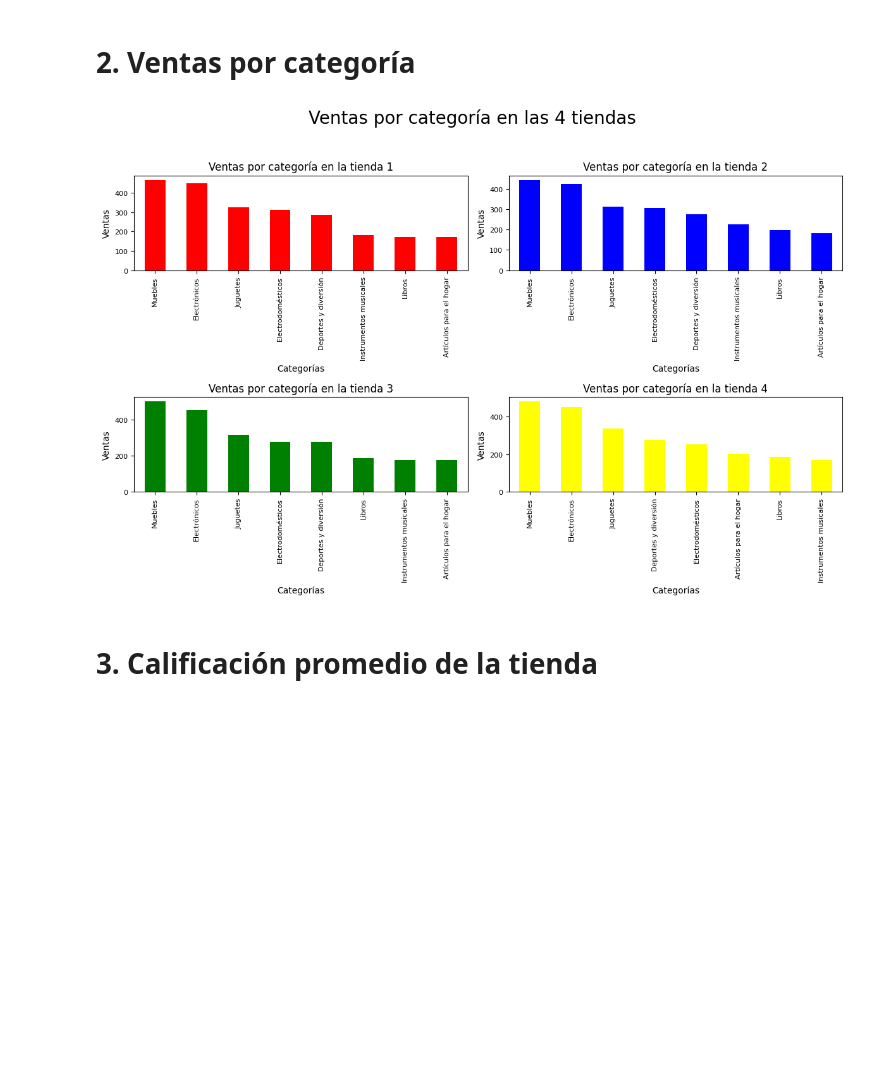
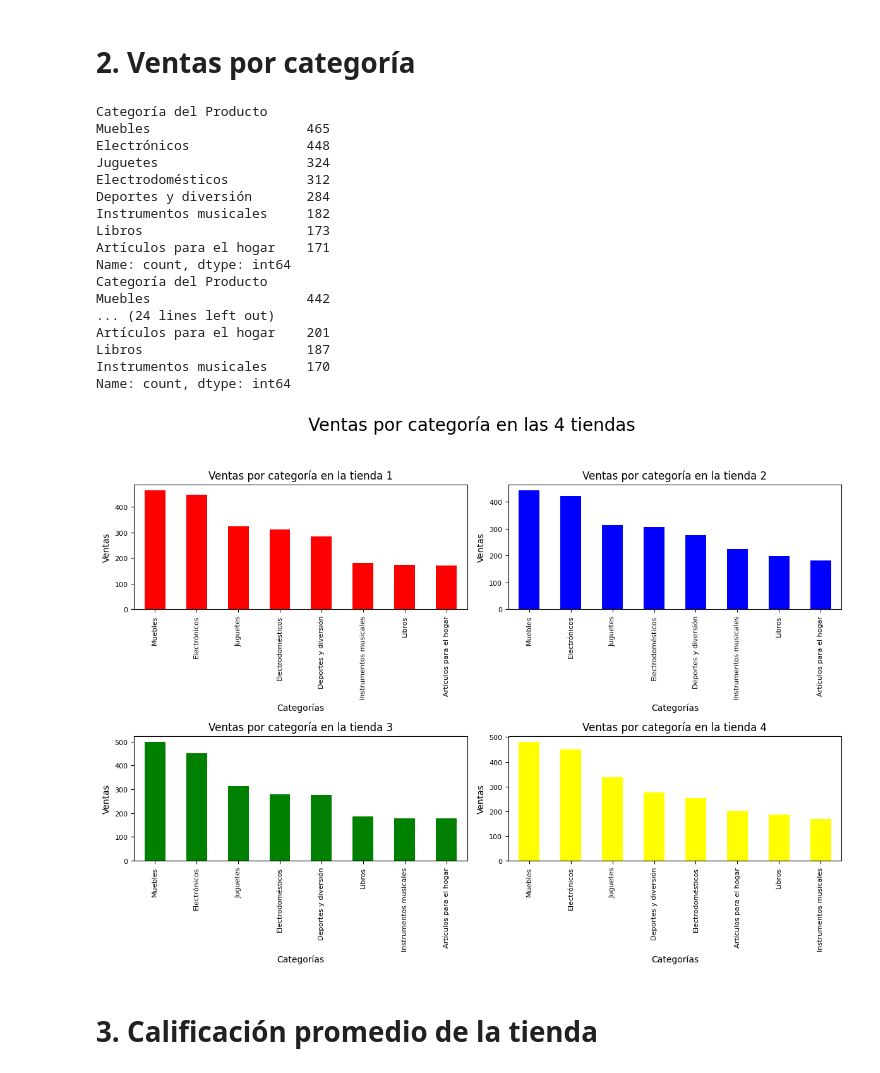
Before and after one commit to BARS182002/Alura_Store, a Jupyter notebook: AluraStoreBARS.ipynb, the cells around one changed output. Saved outputs shown, nothing was run; the diff lists cells and outputs as text; code cells hidden in the pictures; blank space fills up the shorter version.

```diff
--- a/AluraStoreBARS.ipynb
+++ b/AluraStoreBARS.ipynb
@@ -77,37 +77,58 @@ sort_ventas_T1 = ventas_c_T1.sort_values(ascending=False)
 sort_ventas_T2 = ventas_c_T2.sort_values(ascending=False)
 sort_ventas_T3 = ventas_c_T3.sort_values(ascending=False)
 sort_ventas_T4 = ventas_c_T4.sort_values(ascending=False)
+print(sort_ventas_T1)
+print(sort_ventas_T2)
+print(sort_ventas_T3)
+print(sort_ventas_T4)
 
 #Insertamos gráficos para las categorías
 #Iniciamos con una figura en la que veamos los 4 gráficos en formato
-fig, axs = plt.subplots(2, 2, figsize=(12, 8))
+fig, axs = plt.subplots(2, 2, figsize=(12, 9))
 fig.suptitle("Ventas por categoría en las 4 tiendas", fontsize=20)
 
 #Gráfico para la tienda 1
 sort_ventas_T1.plot(kind="bar",ax=axs[0,0], title="Ventas por categoría en la tienda 1", color="Red",fontsize=8)
 axs[0,0].set_xlabel("Categorías")
 axs[0,0].set_ylabel("Ventas")
 
 #Grafico para la tienda 2
 sort_ventas_T2.plot(kind="bar",ax=axs[0,1], title="Ventas por categoría en la tienda 2", color="Blue",fontsize=8)
 axs[0,1].set_xlabel("Categorías")
 axs[0,1].set_ylabel("Ventas")
 
 #Grafico para la tienda 3
 sort_ventas_T3.plot(kind="bar",ax=axs[1,0], title="Ventas por categoría en la tienda 3", color="Green",fontsize=8)
 axs[1,0].set_xlabel("Categorías")
 axs[1,0].set_ylabel("Ventas")
 
 #Grafico para la tienda 4
 sort_ventas_T4.plot(kind="bar",ax=axs[1,1], title="Ventas por categoría en la tienda 4", color="Yellow",fontsize=8)
 axs[1,1].set_xlabel("Categorías")
 axs[1,1].set_ylabel("Ventas")
 
 #Evitamos que los gráficos se "encimen"
 plt.tight_layout(rect=[0,0,1,0.95])
 plt.show()
 # %% [output]
+Categoría del Producto
+Muebles                    465
+Electrónicos               448
+Juguetes                   324
+Electrodomésticos          312
+Deportes y diversión       284
+Instrumentos musicales     182
+Libros                     173
+Artículos para el hogar    171
+Name: count, dtype: int64
+Categoría del Producto
+Muebles                    442
+... (24 lines left out)
+Artículos para el hogar    201
+Libros                     187
+Instrumentos musicales     170
+Name: count, dtype: int64
-[figure, old version]
+[figure, new version]
 # %% [markdown]
 # 3. Calificación promedio de la tienda
 # %%
```
Also changed, not shown: parts of 3 cells of this notebook.
